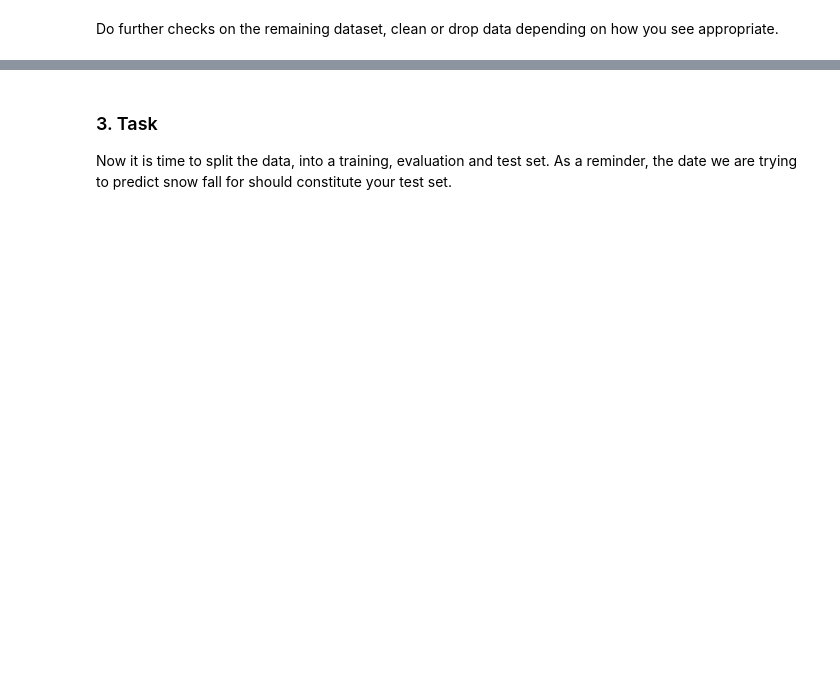
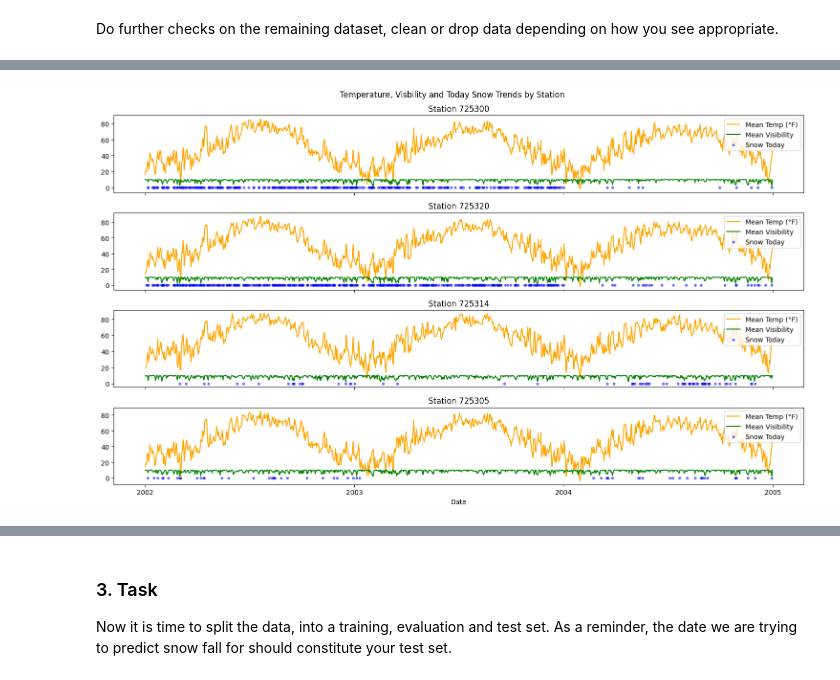
Before and after one commit to yanghang0918/Will-it-snow-tomorrow-, a Jupyter notebook: Coding Challenge.ipynb, the cells around one changed output, grey strips where cells are left out. Cells and saved outputs as stored; diff of their text form; code cells hidden in the pictures; blank space fills up the shorter version.

```diff
--- a/Coding Challenge.ipynb
+++ b/Coding Challenge.ipynb
@@ -35,0 +334,26 @@ Do further checks on the remaining dataset, clean or drop data depending on how
+# %%
+# Plot snow, temperature, visibility trend for sample stations
+station_sample = [725300, 725320, 725314, 725305 ]
+df_trend = df[(df['station_number'].isin(station_sample)) & (df['year'].isin([2002, 2003,2004]))]
+
+fig, axs = plt.subplots(len(station_sample), 1, figsize=(15, 9), sharex=True)
+
+for i, station in enumerate(station_sample):
+    station_data = df_trend[df_trend['station_number'] == station]
+    snow_days = station_data[station_data['snow'] == 1]  # Safer for boolean
+
+    axs[i].plot(station_data['date'], station_data['mean_temp'], label='Mean Temp (°F)', color='orange')
+    axs[i].plot(station_data['date'], station_data['mean_visibility'], label='Mean Visibility', color='green')
+    axs[i].scatter(snow_days['date'], [0] * len(snow_days), label='Snow Today', color='blue', alpha=0.5, s=10)
+
+    axs[i].set_title(f"Station {station}")
+    axs[i].legend(loc='upper right')
+    axs[i].xaxis.set_major_locator(mdates.YearLocator())
+    axs[i].xaxis.set_major_formatter(mdates.DateFormatter('%Y'))
+
+plt.suptitle("Temperature, Visbility and Today Snow Trends by Station")
+plt.xlabel("Date")
+plt.tight_layout()
+plt.show()
+# %% [output]
+[figure, added]
```
Also changed, not shown: parts of 71 cells of this notebook.
